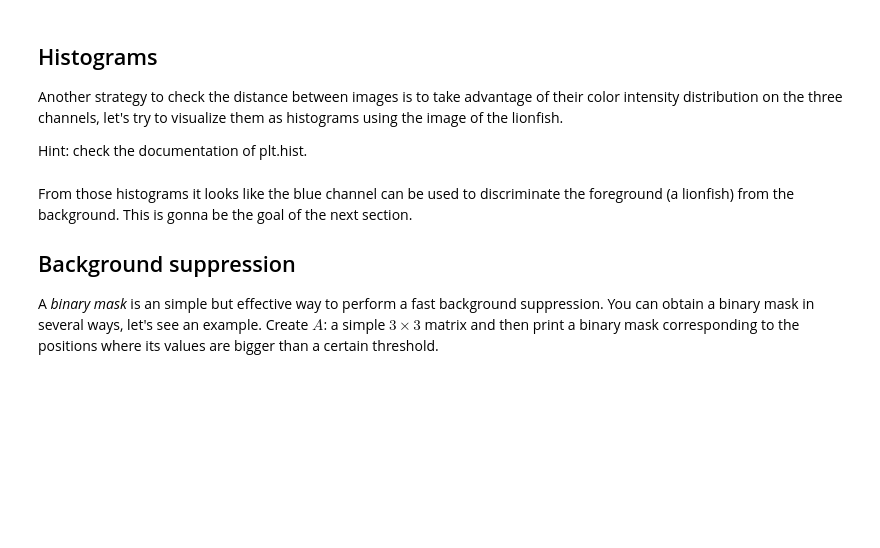
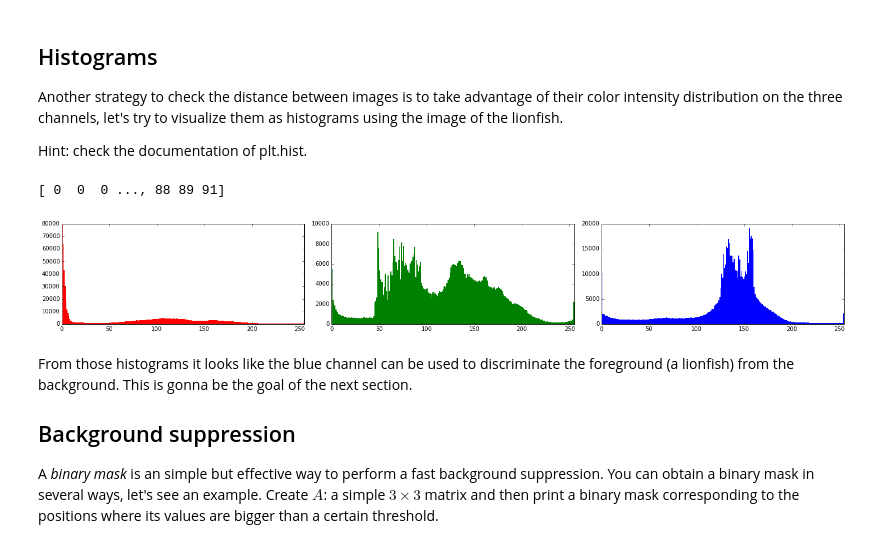
Before and after one commit to federicobozzini/unige-digital-signal-image-processing, a Jupyter notebook: lab0_part2/lab0_p2_STUDENTS.ipynb, the cells around one changed output. Drawn from its saved outputs; the diff is of its cells as text; code cells hidden in the pictures; blank space fills up the shorter version.

```diff
--- a/lab0_part2/lab0_p2_STUDENTS.ipynb
+++ b/lab0_part2/lab0_p2_STUDENTS.ipynb
@@ -234,3 +226,25 @@ plt.tight_layout() # a handy command that increases spacing between subplots
+# %%
+R = fish[:,:,0].flatten()
+G = fish[:,:,1].flatten()
+B = fish[:,:,2].flatten()
+
+plt.figure(figsize=(20,3))
+
+# --- complete here --- #
+plt.subplot(1,3,1)
+plt.xlim([0, 255])
+plt.hist(R, bins=255, color='red', lw=0)
+plt.subplot(1,3,2)
+plt.xlim([0, 255])
+plt.hist(G, bins=255, color='green', lw=0)
+plt.subplot(1,3,3)
+plt.xlim([0, 255])
+plt.hist(B, bins=255, color='blue', lw=0)
+
+plt.tight_layout() # a handy command that increases spacing between subplots
+# %% [output]
+[ 0  0  0 ..., 88 89 91]
+[figure, added]
 # %% [markdown]
 From those histograms it looks like the blue channel can be used to discriminate the foreground (a lionfish) from the background. This is gonna be the goal of the next section.
 
```
Also changed, not shown: parts of 21 cells of this notebook.
